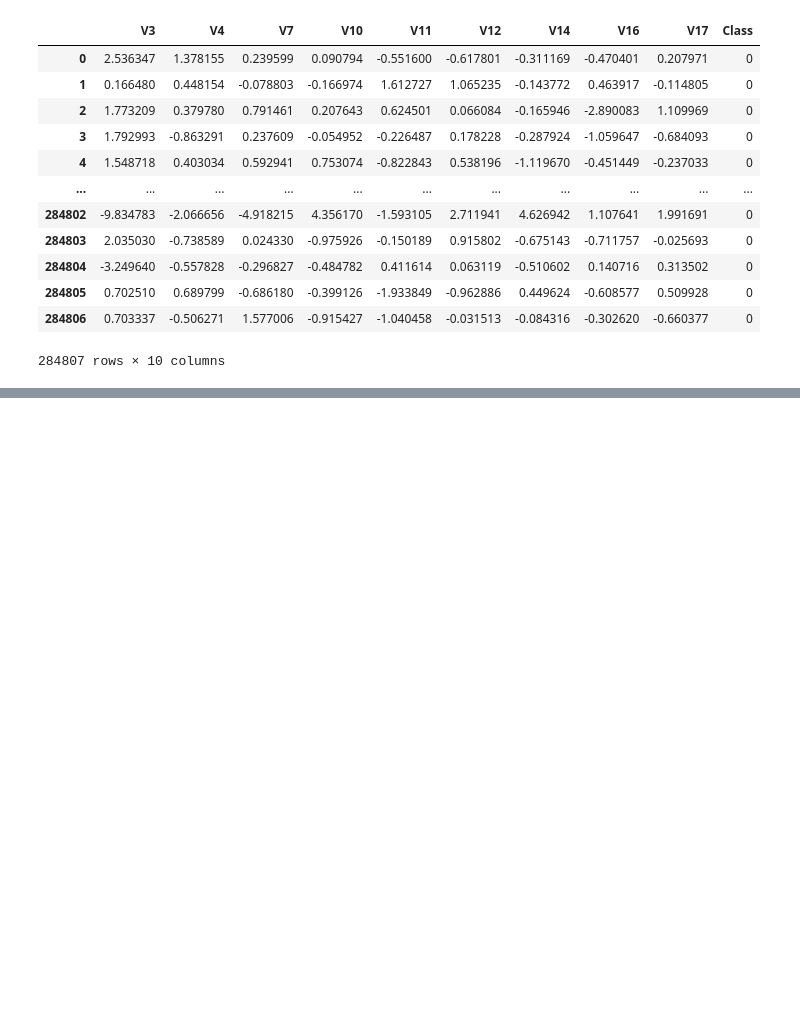
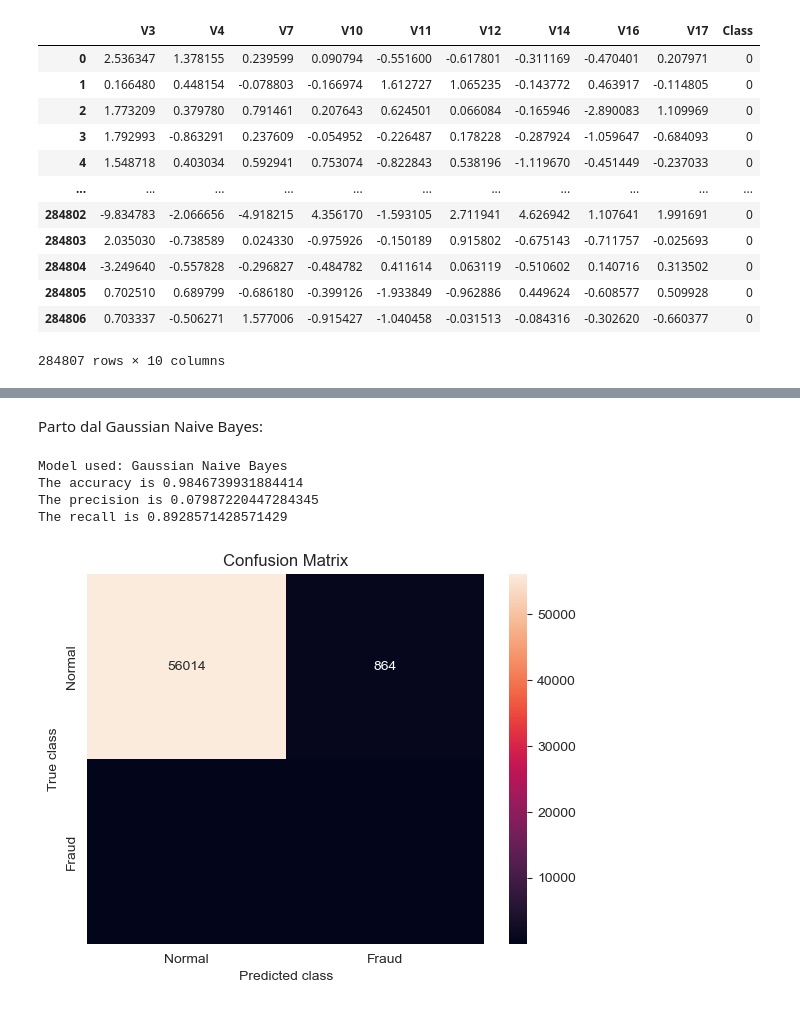
Before and after one commit to marcosantoriello/CCFDetector, a Jupyter notebook: CreditCardFraudDetector.ipynb, the cells around one changed output, grey strips where cells are left out. Saved outputs shown, nothing was run; the diff lists cells and outputs as text; code cells hidden in the pictures; blank space fills up the shorter version.

Commit message:
Training del modello con Naive Bayes Gaussiano

```diff
--- a/CreditCardFraudDetector.ipynb
+++ b/CreditCardFraudDetector.ipynb
@@ -253,11 +256,11 @@ print("Before OverSampling, counts of label '0': {} \n".format(sum(y_train==0)))
 
 # Applying SMOTE
 sm = SMOTE(random_state=2)
-X_train_res, y_train_res = sm.fit_resample(X_train, y_train.ravel())
+X_train, y_train = sm.fit_resample(X_train, y_train)
 
-print('After OverSampling, the shape of train_X: {}'.format(X_train_res.shape))
-print('After OverSampling, the shape of train_y: {} \n'.format(y_train_res.shape))
+print('After OverSampling, the shape of train_X: {}'.format(X_train.shape))
+print('After OverSampling, the shape of train_y: {} \n'.format(y_train.shape))
 
-print("After OverSampling, counts of label '1': {}".format(sum(y_train_res==1)))
-print("After OverSampling, counts of label '0': {}".format(sum(y_train_res==0)))
+print("After OverSampling, counts of label '1': {}".format(sum(y_train==1)))
+print("After OverSampling, counts of label '0': {}".format(sum(y_train==0)))
 # %% [output]
@@ -271,0 +287,42 @@ After OverSampling, counts of label '0': 199019
+# %%
+from sklearn.naive_bayes import GaussianNB,MultinomialNB, BernoulliNB
+from sklearn.metrics import accuracy_score, confusion_matrix, precision_score, recall_score
+
+gnb = GaussianNB()
+mnb = MultinomialNB()
+bnb = BernoulliNB()
+# %% [markdown]
+Parto dal Gaussian Naive Bayes:
+# %%
+# Model Training
+gnb.fit(X_train, y_train)
+
+# Predicted Output
+gnb_predicted = gnb.predict(X_test)
+
+# Evaluation
+print("Model used: Gaussian Naive Bayes")
+# Accuracy
+accuracy_gnb = accuracy_score(y_test, gnb_predicted)
+print("The accuracy is {}".format(accuracy_gnb))
+# Precision
+precision_gnb = precision_score(y_test, gnb_predicted)
+print("The precision is {}".format(precision_gnb))
+# Recall
+recall_gnb = recall_score(y_test, gnb_predicted)
+print("The recall is {}".format(recall_gnb))
+
+# Plotting the Confusion Matrix
+LABELS = ['Normal', 'Fraud']
+confusion = confusion_matrix(y_test, gnb_predicted)
+sns.heatmap(confusion, xticklabels=LABELS, yticklabels=LABELS, annot=True, fmt='d')
+plt.title('Confusion Matrix')
+plt.ylabel('True class')
+plt.xlabel('Predicted class')
+plt.show()
+# %% [output]
+Model used: Gaussian Naive Bayes
+The accuracy is 0.9846739931884414
+The precision is 0.07987220447284345
+The recall is 0.8928571428571429
+[figure, added]
```
Also changed, not shown: parts of 6 cells of this notebook.
